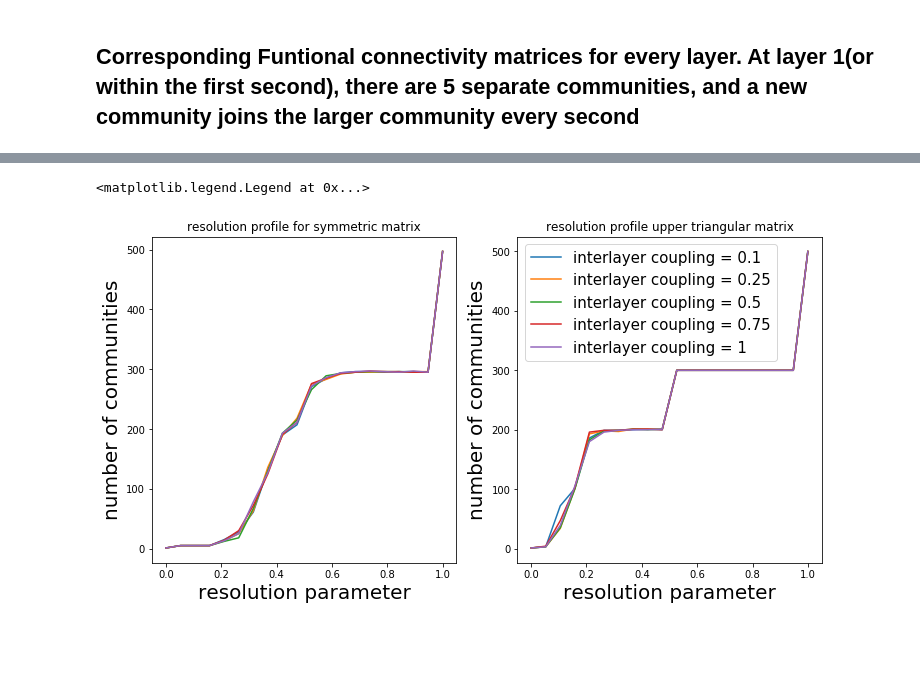
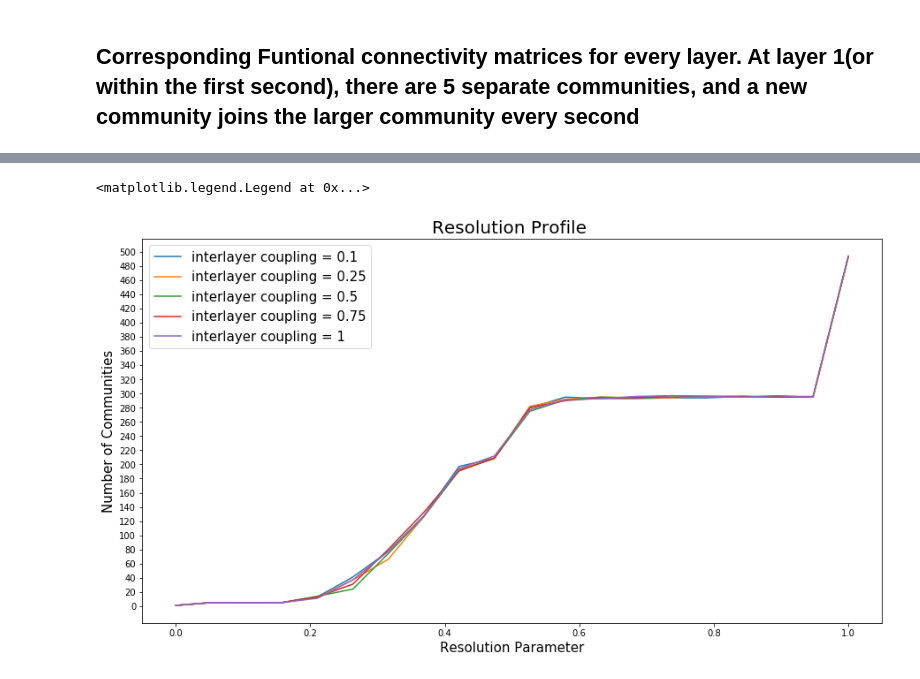
Before and after one commit to ulgenklc/temporal_network_analysis, a Jupyter notebook: Leiden_fake_data.ipynb, the cells around one changed output, grey strips where cells are left out. Cells and saved outputs as stored; diff of their text form; code cells hidden in the pictures; blank space fills up the shorter version.

```diff
--- a/Leiden_fake_data.ipynb
+++ b/Leiden_fake_data.ipynb
@@ -417,7 +417,7 @@ class temporal_network:#object for creating node-aligned(every node exists every
                 except: plt.scatter(x, y, s = 15, c = node_color[i], norm = norm, figure = fig, alpha = 1, cmap = comap)
 
         if community is not None:
-            cbar = plt.colorbar(cmap = cmap)
+            cbar = plt.colorbar(cmap = comap)
 
             cbar.set_ticks([i for i in np.arange(0,int(np.max(community)),3)])
             cbar.set_ticklabels([i for i in np.arange(0,int(np.max(community)),3)])
@@ -563,9 +567,10 @@ binned_spikes = bin_time_series(spikes, binsize, gaussian = True, sigma = standa
 # %% [markdown]
 ## We bin the time series with window size = 1s and apply a gaussian kernel with standar deviation 1.25, this extends the spike to 7 neighboring time points from right and left in descending fashion. As you can observe, on the 5th layer everything synchs up.
 # %%
-fig,ax = plt.subplots(layers,1,figsize=(20,20))
+fig,ax = plt.subplots(layers,1,figsize=(15,30))
 for i in range(layers):
     ax[i].imshow(binned_spikes[i], origin = 'bottom left', interpolation='nearest', aspect='auto')
     ax[i].set_title('spikes at layer %d'%(i+1), fontsize = 20)
-plt.tight_layout()
+#plt.tight_layout()
+plt.savefig('/Users/bengieru/Desktop/mln_v0/5comm_spikes_binned.pdf')
 # %% [output]
@@ -715,30 +662,22 @@ for i in resolutions:
 # %%
-fig, ax = plt.subplots(1,2,figsize = (12,6))
+fig, ax = plt.subplots(1,1,figsize = (15,8))
 
-ax[0].plot(resolutions, comm_size0, label = 'interlayer coupling = 0.1')
-ax[0].plot(resolutions, comm_size1, label = 'interlayer coupling = 0.25')
-ax[0].plot(resolutions, comm_size2, label = 'interlayer coupling = 0.5')
-ax[0].plot(resolutions, comm_size3, label = 'interlayer coupling = 0.75')
-ax[0].plot(resolutions, comm_size4, label = 'interlayer coupling = 1')
+ax.plot(resolutions, comm_size0, label = 'interlayer coupling = 0.1')
+ax.plot(resolutions, comm_size1, label = 'interlayer coupling = 0.25')
+ax.plot(resolutions, comm_size2, label = 'interlayer coupling = 0.5')
+ax.plot(resolutions, comm_size3, label = 'interlayer coupling = 0.75')
+ax.plot(resolutions, comm_size4, label = 'interlayer coupling = 1')
 
-ax[0].set_title('resolution profile for symmetric matrix')
-ax[0].set_xlabel('resolution parameter', fontsize = 20)
-ax[0].set_ylabel('number of communities', fontsize = 20)
+ax.set_title('Resolution Profile ', fontsize = 20)
+ax.set_xlabel('Resolution Parameter', fontsize = 15)
+ax.set_ylabel('Number of Communities', fontsize = 15)
+ax.set_yticks([i*20 for i in range(int(500/20))]+[500])
 
-ax[1].plot(resolutions, comm_sizeU0, label = 'interlayer coupling = 0.1')
-ax[1].plot(resolutions, comm_sizeU1, label = 'interlayer coupling = 0.25')
-ax[1].plot(resolutions, comm_sizeU2, label = 'interlayer coupling = 0.5')
-ax[1].plot(resolutions, comm_sizeU3, label = 'interlayer coupling = 0.75')
-ax[1].plot(resolutions, comm_sizeU4, label = 'interlayer coupling = 1')
-
-ax[1].set_title('resolution profile upper triangular matrix')
-ax[1].set_xlabel('resolution parameter', fontsize = 20)
-ax[1].set_ylabel('number of communities', fontsize = 20)
 
 plt.legend(fontsize = 15)
 # %% [output]
 <matplotlib.legend.Legend at 0x...>
-[figure, old version]
+[figure, new version]
 # %%
 fig,ax = plt.subplots(5, 1, figsize = (10,20))
 comms0, c0 = TN.community(membership0[4], ax[0])
```
Also changed, not shown: parts of 10 cells of this notebook, 7 other files.
